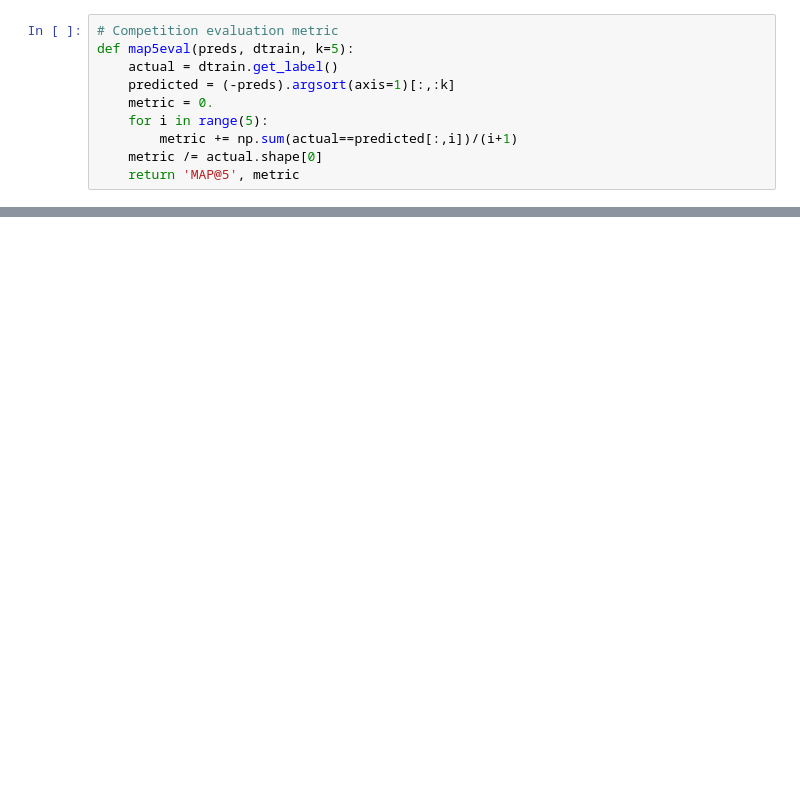
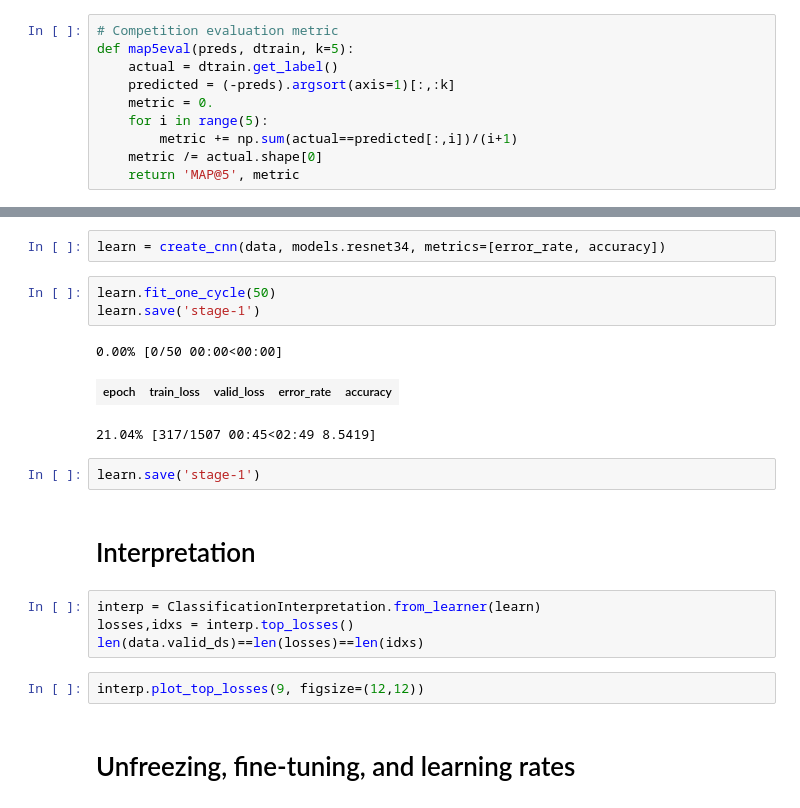
Before and after one commit to scouvreur/HumpbackWhaleIdentification, a Jupyter notebook: model.ipynb, the cells around one changed output, grey strips where cells are left out. Cells and saved outputs as stored; diff of their text form; blank space fills up the shorter version.

```diff
--- a/model.ipynb
+++ b/model.ipynb
@@ -53,0 +86,21 @@ data.classes
+# %%
+learn = create_cnn(data, models.resnet34, metrics=[error_rate, accuracy])
+# %%
+learn.fit_one_cycle(50)
+learn.save('stage-1')
+# %% [output]
+0.00% [0/50 00:00<00:00]
+| epoch | train_loss | valid_loss | error_rate | accuracy |
+21.04% [317/1507 00:45<02:49 8.5419]
+# %%
+learn.save('stage-1')
+# %% [markdown]
+# Interpretation
+# %%
+interp = ClassificationInterpretation.from_learner(learn)
+losses,idxs = interp.top_losses()
+len(data.valid_ds)==len(losses)==len(idxs)
+# %%
+interp.plot_top_losses(9, figsize=(12,12))
+# %% [markdown]
+# Unfreezing, fine-tuning, and learning rates
```
Also changed, not shown: parts of 36 cells of this notebook.
